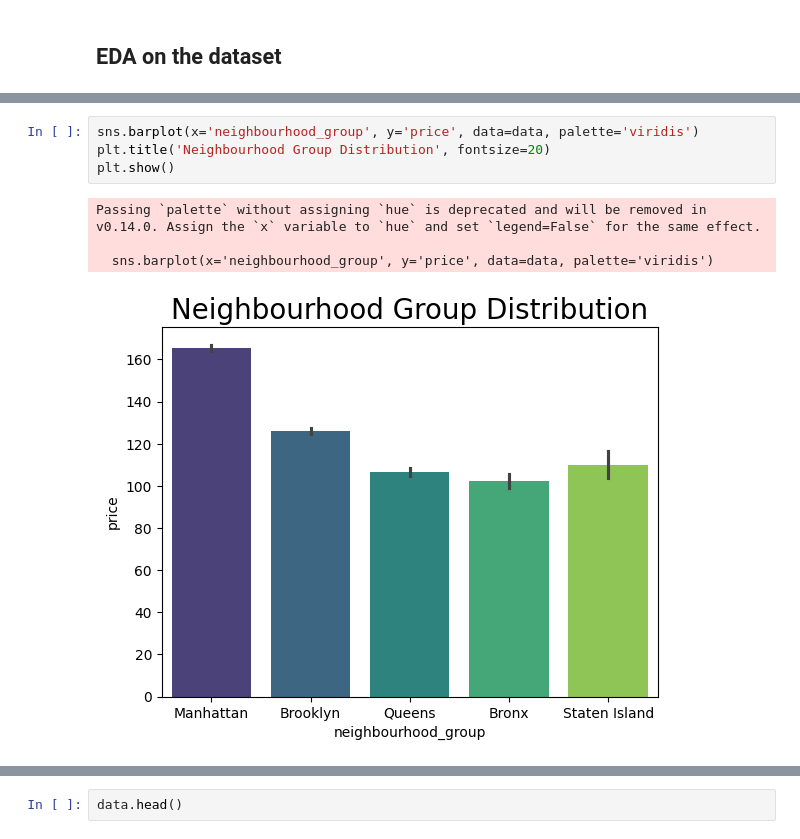
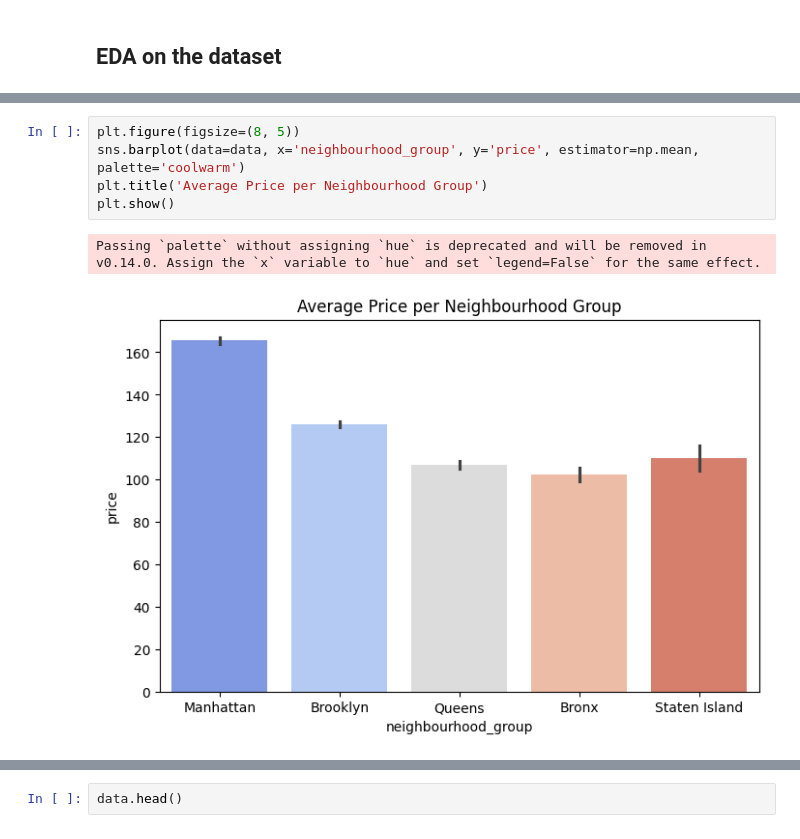
Before and after one commit to Ankit6174/Airbnb-Price-Analysis, a Jupyter notebook: notebooks/exploratory_analysis.ipynb, the cells around one changed output, grey strips where cells are left out. Drawn from its saved outputs; the diff is of its cells as text.

```diff
--- a/notebooks/exploratory_analysis.ipynb
+++ b/notebooks/exploratory_analysis.ipynb
@@ -86,9 +104,8 @@ Text(0.5, 1.0, 'Room Type Distribution')
 # %%
-sns.barplot(x='neighbourhood_group', y='price', data=data, palette='viridis')
-plt.title('Neighbourhood Group Distribution', fontsize=20)
+plt.figure(figsize=(8, 5))
+sns.barplot(data=data, x='neighbourhood_group', y='price', estimator=np.mean, palette='coolwarm')
+plt.title('Average Price per Neighbourhood Group')
 plt.show()
 # %% [output]
 Passing `palette` without assigning `hue` is deprecated and will be removed in v0.14.0. Assign the `x` variable to `hue` and set `legend=False` for the same effect.
-
-  sns.barplot(x='neighbourhood_group', y='price', data=data, palette='viridis')
-[figure, old version]
+[figure, new version]
```
Also changed, not shown: parts of 19 cells of this notebook, 5 other files.
